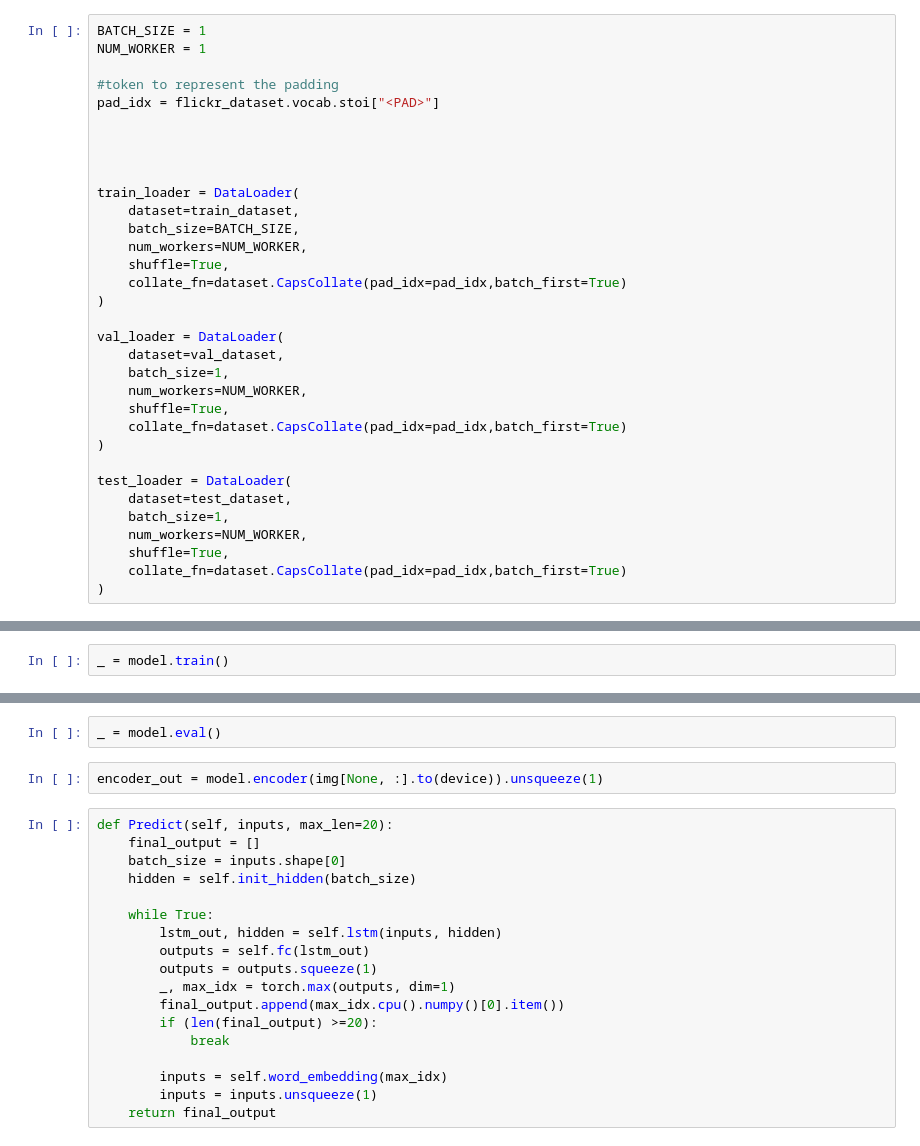
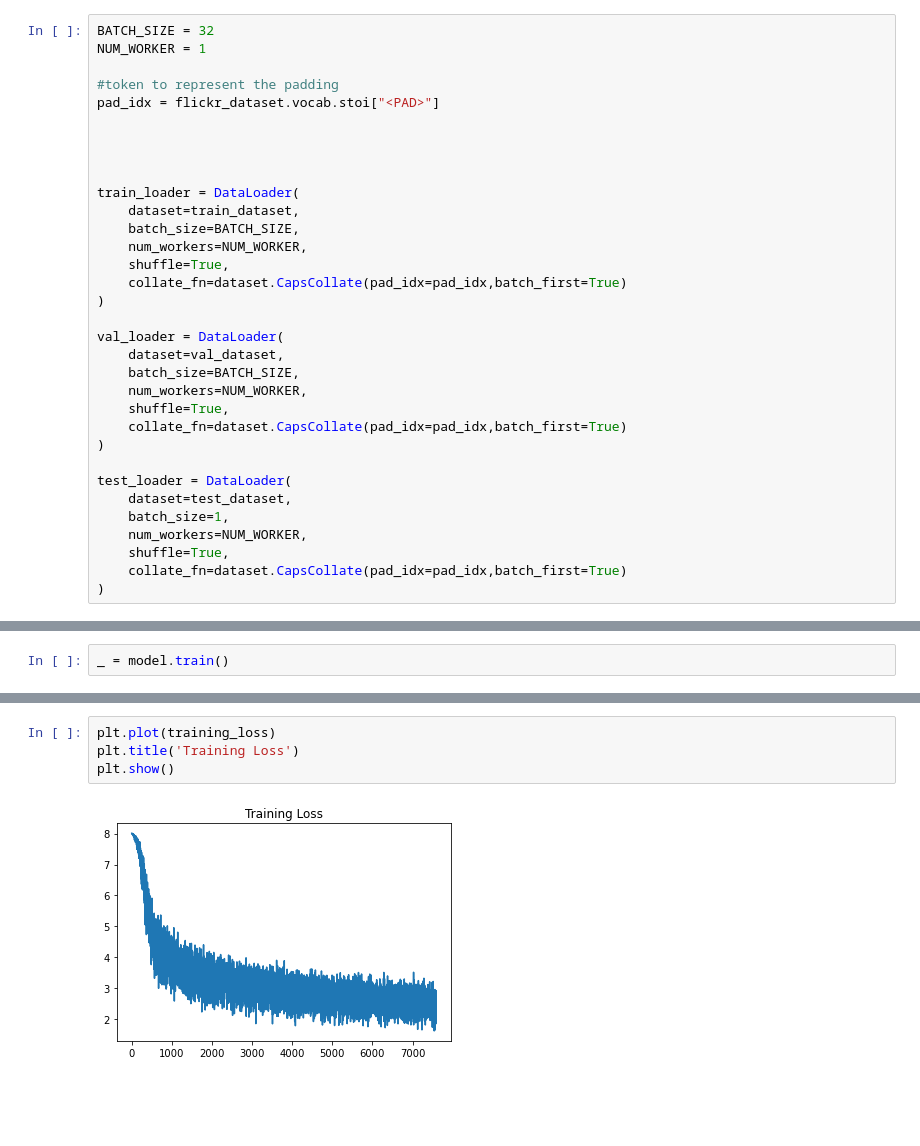
Before and after one commit to MuscularBrain/multi_model_image_captioning_flicker8k, a Jupyter notebook: src/playground.ipynb, the cells around one changed output, grey strips where cells are left out. Saved outputs shown, nothing was run; the diff lists cells and outputs as text; blank space fills up the shorter version.

```diff
--- a/src/playground.ipynb
+++ b/src/playground.ipynb
@@ -144,7 +70,7 @@ lengths = (torch.Tensor([0.6, 0.2, 0.2])*len(flickr_dataset)).int()
 # %%
 train_dataset, val_dataset, test_dataset = torch.utils.data.random_split(dataset = flickr_dataset, lengths = lengths)
 # %%
-BATCH_SIZE = 1
+BATCH_SIZE = 32
 NUM_WORKER = 1
 
 #token to represent the padding
@@ -163,7 +89,7 @@ train_loader = DataLoader(
 
 val_loader = DataLoader(
     dataset=val_dataset,
-    batch_size=1,
+    batch_size=BATCH_SIZE,
     num_workers=NUM_WORKER,
     shuffle=True,
     collate_fn=dataset.CapsCollate(pad_idx=pad_idx,batch_first=True)
@@ -269,22 +229,6 @@ Sentence:
-# %%
-_ = model.eval()
-# %%
-encoder_out = model.encoder(img[None, :].to(device)).unsqueeze(1)
-# %%
-def Predict(self, inputs, max_len=20):
-    final_output = []
-    batch_size = inputs.shape[0]
-    hidden = self.init_hidden(batch_size)
-
-    while True:
-        lstm_out, hidden = self.lstm(inputs, hidden)
-        outputs = self.fc(lstm_out)
-        outputs = outputs.squeeze(1)
-        _, max_idx = torch.max(outputs, dim=1)
-        final_output.append(max_idx.cpu().numpy()[0].item())
-        if (len(final_output) >=20):
-            break
-
-        inputs = self.word_embedding(max_idx)
-        inputs = inputs.unsqueeze(1)
-    return final_output
+# %%
+plt.plot(training_loss)
+plt.title('Training Loss')
+plt.show()
+# %% [output]
+[figure, added]
```
Also changed, not shown: parts of 28 cells of this notebook, 4 other files.
